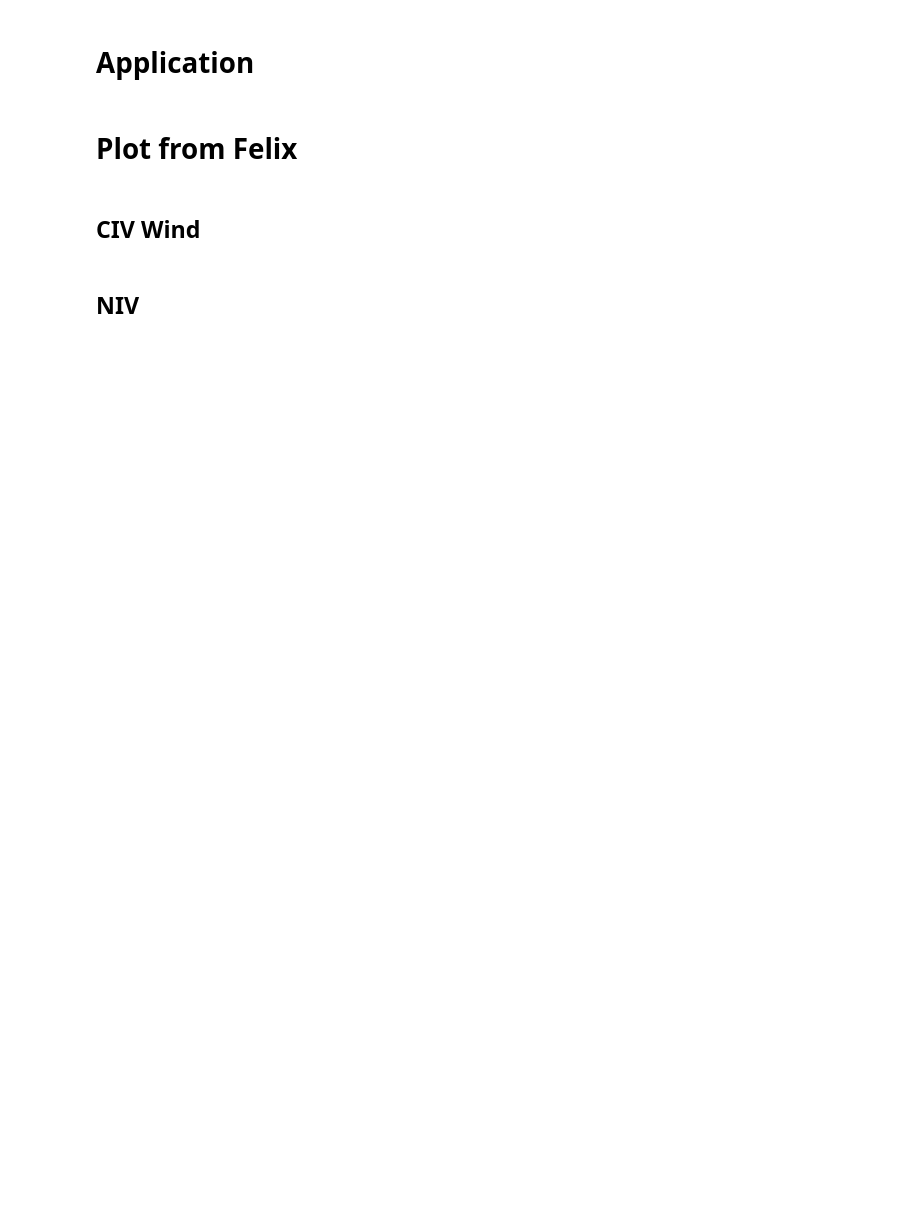
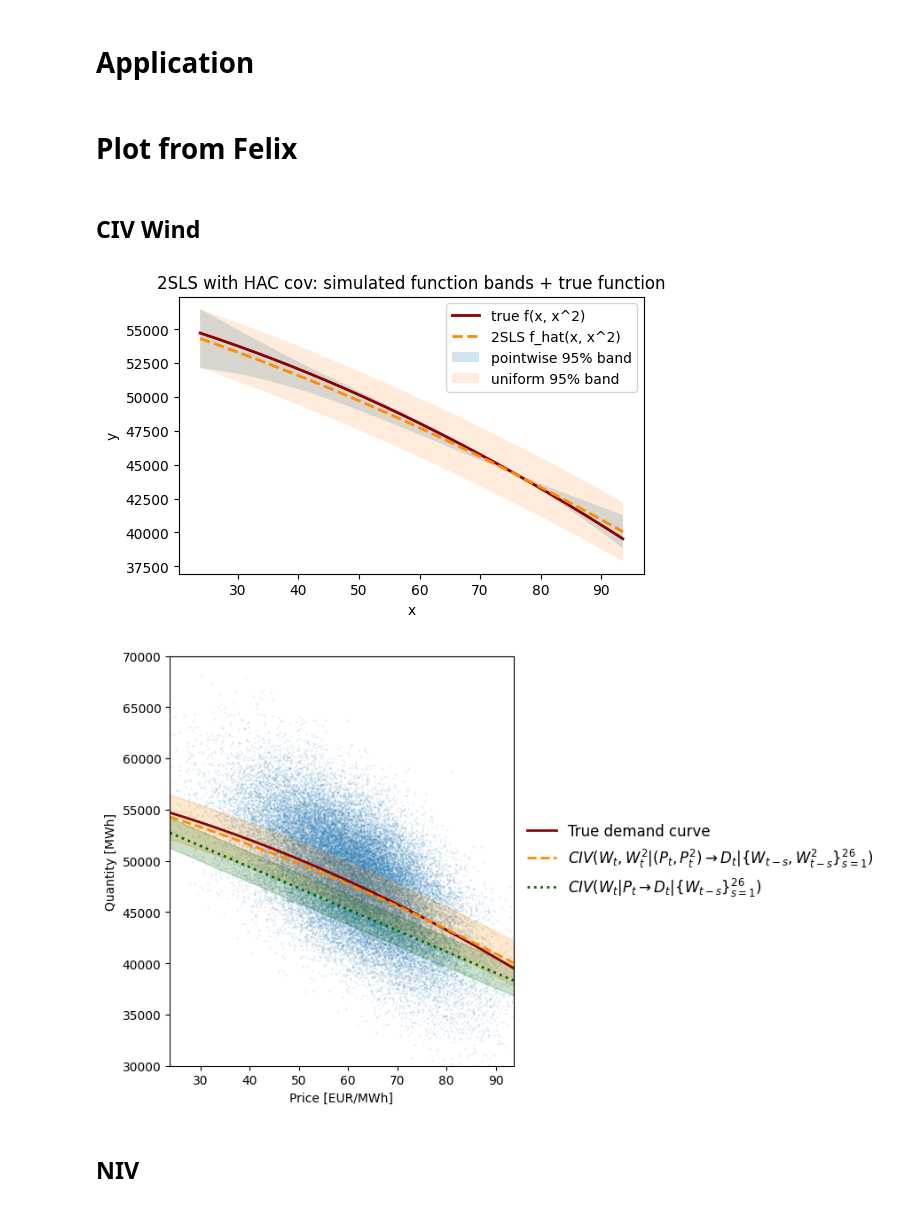
Before and after one commit to jscanales/elasticities_with_graphs, a Jupyter notebook: nonlinear_simulations.ipynb, the cells around one changed output. Cells and saved outputs as stored; diff of their text form; code cells hidden in the pictures; blank space fills up the shorter version.

Commit message:
arxiv version

```diff
--- a/nonlinear_simulations.ipynb
+++ b/nonlinear_simulations.ipynb
@@ -1300,38 +1077,42 @@ lo_u_lin, hi_u_lin = f_hat_lin - c, f_hat_lin + c
 # 8) Plot: data, true curve, estimated curve, bands
 # ------------------------------------------------------
 
-plt.figure()
+plt.figure(figsize=(REGULAR_WIDTH, HEIGHT))
 # plt.scatter(df["x"], df["y"], s=10, alpha=0.2, label="data")
 plt.plot(xgrid, f_true, linewidth=2, label="true f(x, x^2)", color="darkred")
 plt.plot(xgrid, f_hat, linewidth=2, label="2SLS f_hat(x, x^2)", color="darkorange", ls="--")
 plt.fill_between(xgrid, lo_pw, hi_pw, alpha=0.2, label="pointwise 95% band")
 plt.fill_between(xgrid, lo_u, hi_u, alpha=0.15, label="uniform 95% band")
 plt.xlabel("x")
 plt.ylabel("y")
 plt.legend()
 plt.title("2SLS with HAC cov: simulated function bands + true function")
 plt.show()
 
 fig = plt.figure(figsize=(5, 6))
 # plt.scatter(df["x"], df["y"], s=10, alpha=0.2, label="data")
 plt.scatter(x, y, s=0.5, alpha=0.1)
 plt.plot(xgrid, f_true, linewidth=2, label="True demand curve" if not USE_ASF else r"$m^*(p)$: average structural function", color="darkred")
 plt.plot(xgrid, f_hat, linewidth=2, label=EST_1.latex_name, color="darkorange", ls="--")
 plt.plot(xgrid, f_hat_lin, linewidth=2, label=EST_2.latex_name, color="darkgreen", ls=":")
 # plt.plot(xgrid, f_hat_naive, linewidth=2, label=EST_3.latex_name, color="dodgerblue", ls="-.")
 plt.fill_between(xgrid, lo_u, hi_u, alpha=0.2, label="", color="darkorange")
 plt.fill_between(xgrid, lo_u_lin, hi_u_lin, alpha=0.2, label="", color="darkgreen")
 # plt.fill_between(xgrid, lo_u_naive, hi_u_naive, alpha=0.15, label="", color="dodgerblue")
 plt.xlabel("Price [EUR/MWh]")
 plt.ylabel("Quantity [MWh]")
 plt.xlim(min_x, max_x)
 plt.ylim(30_000, 70_000)
-plt.legend(loc='upper center', ncol=1, bbox_to_anchor=(0.5, -0.15), fancybox=True, frameon=False, fontsize="large")
+plt.legend(loc='center left', ncol=1, bbox_to_anchor=(1, 0.5), fancybox=True, frameon=False, fontsize="large")
 # plt.title("2SLS with HAC cov: simulated function bands + true function")
 plt.tight_layout()
 plt.show()
 save_figure(fig, "non_linear_curve", VERSION, fmt="pdf")
 save_figure(fig, "non_linear_curve", VERSION, fmt="svg")
+save_figure(fig, "non_linear_curve", VERSION, fmt="jpg")
+# %% [output]
+[figure, added]
+[figure, added]
 # %% [markdown]
 ## NIV
 # %%
```
Also changed, not shown: parts of 13 cells of this notebook, 4 other files.
